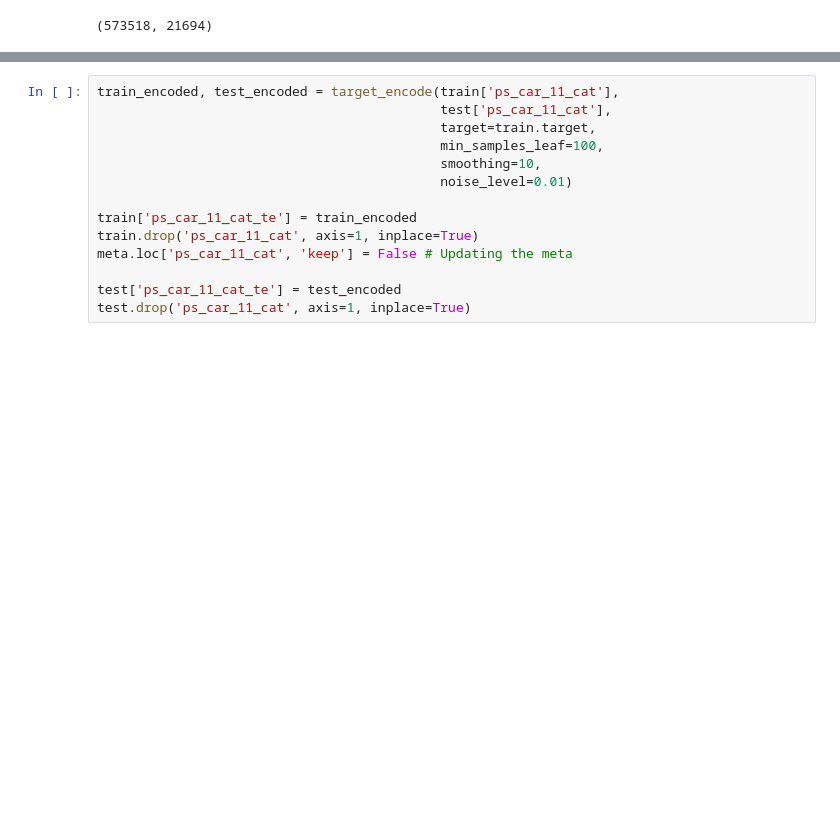
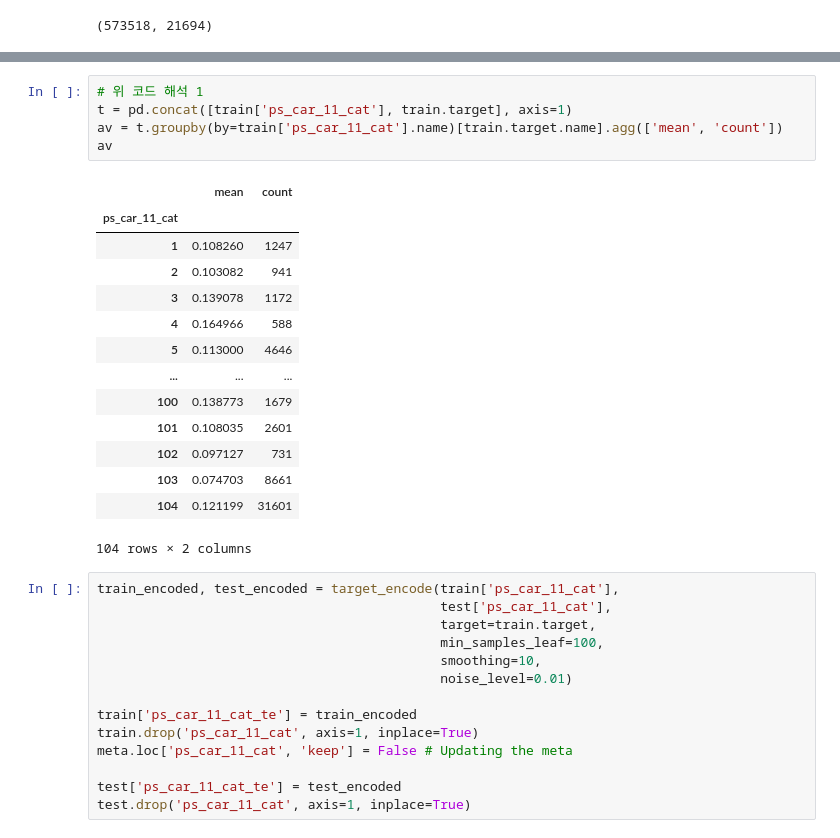
Before and after one commit to yeon42/data_analysis, a Jupyter notebook: kaggle/Porto_Seguro/PortoSeguro_data_preparation.ipynb, the cells around one changed output, grey strips where cells are left out. Drawn from its saved outputs; the diff is of its cells as text; blank space fills up the shorter version.

Commit message:
0413 코드 다시 뜯어보기2 target_encode()

```diff
--- a/kaggle/Porto_Seguro/PortoSeguro_data_preparation.ipynb
+++ b/kaggle/Porto_Seguro/PortoSeguro_data_preparation.ipynb
@@ -532,6 +599,26 @@ def target_encode(trn_series=None, # train
     ft_tst_series.index = tst_series.index
 
     return add_noise(ft_trn_series, noise_level), add_noise(ft_tst_series, noise_level)
+# %%
+# 위 코드 해석 1
+t = pd.concat([train['ps_car_11_cat'], train.target], axis=1)
+av = t.groupby(by=train['ps_car_11_cat'].name)[train.target.name].agg(['mean', 'count'])
+av
+# %% [output]
+|  | mean | count |
+| ps_car_11_cat |  |  |
+| 1 | 0.108260 | 1247 |
+| 2 | 0.103082 | 941 |
+| 3 | 0.139078 | 1172 |
+| 4 | 0.164966 | 588 |
+| 5 | 0.113000 | 4646 |
+| ... | ... | ... |
+| 100 | 0.138773 | 1679 |
+| 101 | 0.108035 | 2601 |
+| 102 | 0.097127 | 731 |
+| 103 | 0.074703 | 8661 |
+| 104 | 0.121199 | 31601 |
+104 rows × 2 columns
 # %%
 train_encoded, test_encoded = target_encode(train['ps_car_11_cat'],
                                             test['ps_car_11_cat'],
```
Also changed, not shown: parts of 25 cells of this notebook.
